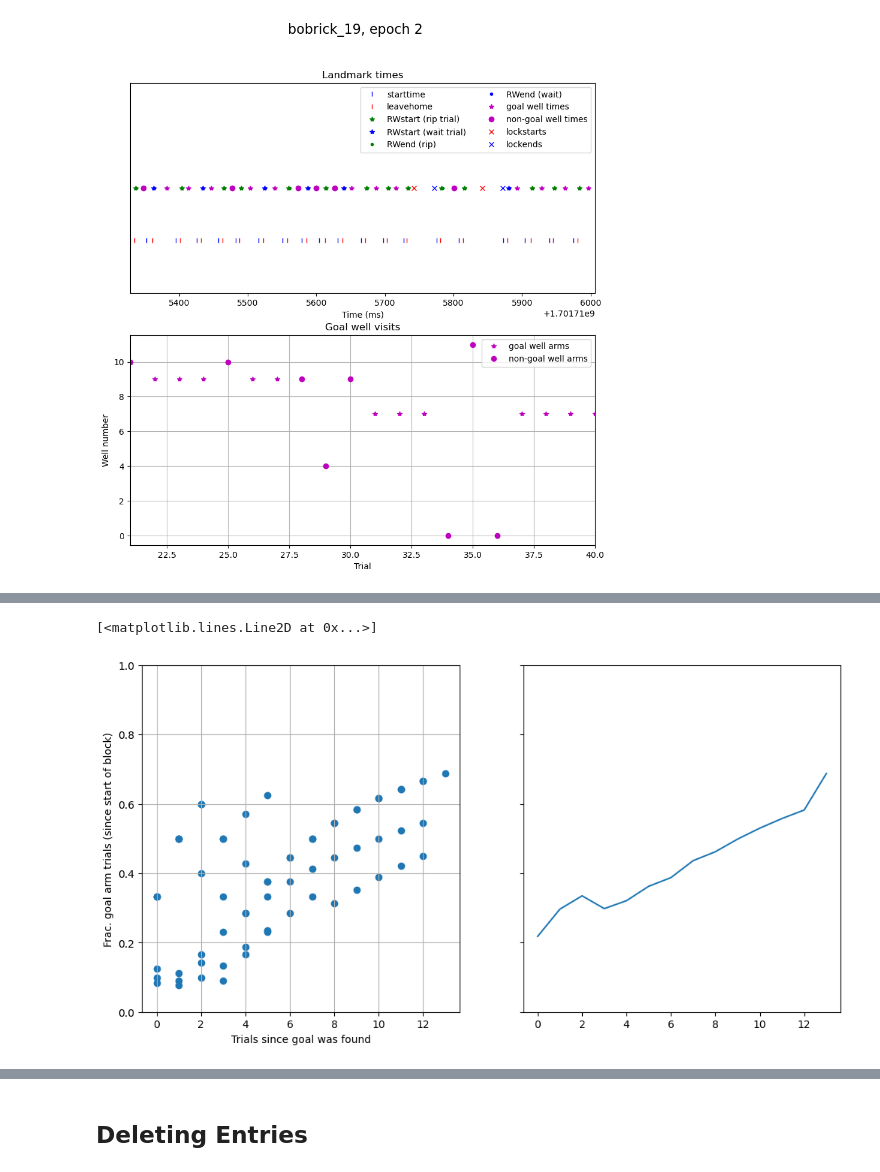
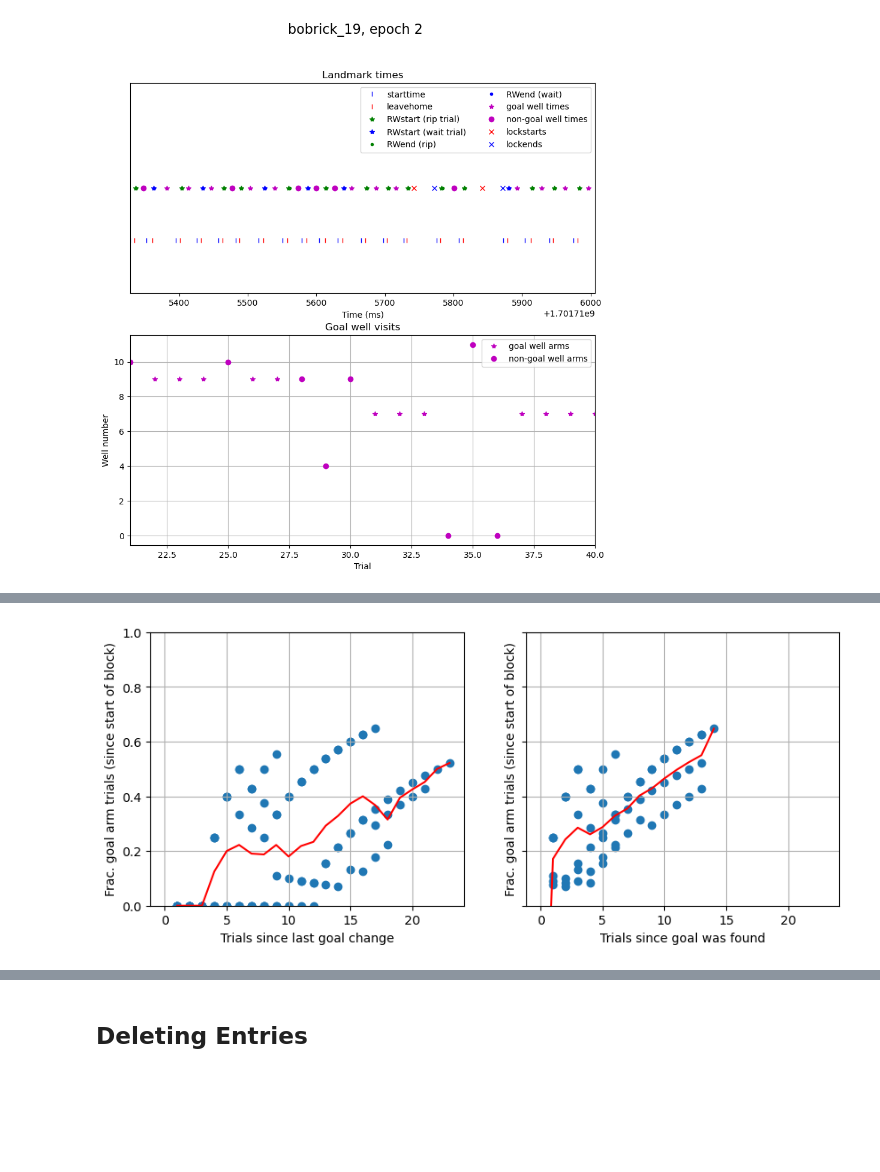
Before and after one commit to gillespielab/gl_spyglass, a Jupyter notebook: notebooks/TrialInfo.ipynb, the cells around one changed output, grey strips where cells are left out. Saved outputs shown, nothing was run; the diff lists cells and outputs as text; code cells hidden in the pictures; blank space fills up the shorter version.

Commit message:
add sample goal fraction plots

```diff
--- a/notebooks/TrialInfo.ipynb
+++ b/notebooks/TrialInfo.ipynb
@@ -185,13 +190,32 @@ trials_since_found = res["trials_since_found"]
 # %%
-fig, (ax1, ax2) = plt.subplots(1, 2, figsize=(12,6), sharex=True, sharey=True)
+def plot_goal_fractions(df):
+    res = get_goal_fractions(df)
+    rr_since_change = res["goal_fraction_since_change"]
+    trials_since_change = res["trials_since_change"]
+    rr_since_found = res["goal_fraction_since_found"]
+    trials_since_found = res["trials_since_found"]
+    fig, (ax1, ax2) = plt.subplots(1, 2, figsize=(10,4), sharex=True, sharey=True)
 
-ax1.scatter(trials_since_change, rr_since_change)
-ax1.set_xlabel("Trials since last goal change")
-ax1.set_ylabel("Frac. goal arm trials (since start of block)")
-ax1.set_ylim(0, 1)
-ax1.grid()
-# averaging goal fraction across trials of the same distance from the last goal change
-tmp = pd.DataFrame(data={"since_goal_change": trials_since_change, "goal_fraction": rr_since_change})
-avg_goal_fraction = tmp.groupby("since_goal_change").mean().to_numpy().flatten()
+    ax1.scatter(trials_since_change, rr_since_change)
+    ax1.set_xlabel("Trials since last goal change")
+    ax1.set_ylabel("Frac. goal arm trials (since start of block)")
+    ax1.set_ylim(0, 1)
+    ax1.grid()
+    # averaging goal fraction across trials of the same distance from the last goal change
+    tmp = pd.DataFrame(data={"since_goal_change": trials_since_change, "goal_fraction": rr_since_change})
+    avg_goal_fraction = tmp.groupby("since_goal_change").mean().to_numpy().flatten()
 
-ax2.plot(np.unique(trials_since_change), avg_goal_fraction)
+    ax1.plot(np.unique(trials_since_change), avg_goal_fraction, "r")
+
+    mask = trials_since_found >= 0
+
+    ax2.scatter(trials_since_found[mask], rr_since_found[mask])
+    ax2.set_xlabel("Trials since goal was found")
+    ax2.set_ylabel("Frac. goal arm trials (since start of block)")
+    ax2.set_ylim(0, 1)
+    ax2.grid()
+    # averaging goal fraction across trials of the same distance from the last goal change
+    tmp = pd.DataFrame(data={"since_goal_found": trials_since_found[mask], "goal_fraction": rr_since_found[mask]})
+    avg_goal_fraction = tmp.groupby("since_goal_found").mean().to_numpy().flatten()
+
+    ax2.plot(np.unique(trials_since_found[mask]), avg_goal_fraction, "r")
@@ -201,18 +222,4 @@ ax2.plot(np.unique(trials_since_change), avg_goal_fraction)
-# %%
-fig, (ax1, ax2) = plt.subplots(1, 2, figsize=(12,6), sharex=True, sharey=True)
-
-mask = trials_since_found >= 0
-
-ax1.scatter(trials_since_found[mask], rr_since_found[mask])
-ax1.set_xlabel("Trials since goal was found")
-ax1.set_ylabel("Frac. goal arm trials (since start of block)")
-ax1.set_ylim(0, 1)
-ax1.grid()
-# averaging goal fraction across trials of the same distance from the last goal change
-tmp = pd.DataFrame(data={"since_goal_found": trials_since_found[mask], "goal_fraction": rr_since_found[mask]})
-avg_goal_fraction = tmp.groupby("since_goal_found").mean().to_numpy().flatten()
-
-ax2.plot(np.unique(trials_since_found[mask]), avg_goal_fraction)
-# %% [output]
-[<matplotlib.lines.Line2D at 0x...>]
-[figure, removed]
+# %%
+plot_goal_fractions(df)
+# %% [output]
+[figure, added]
```
Also changed, not shown: parts of 11 cells of this notebook.
